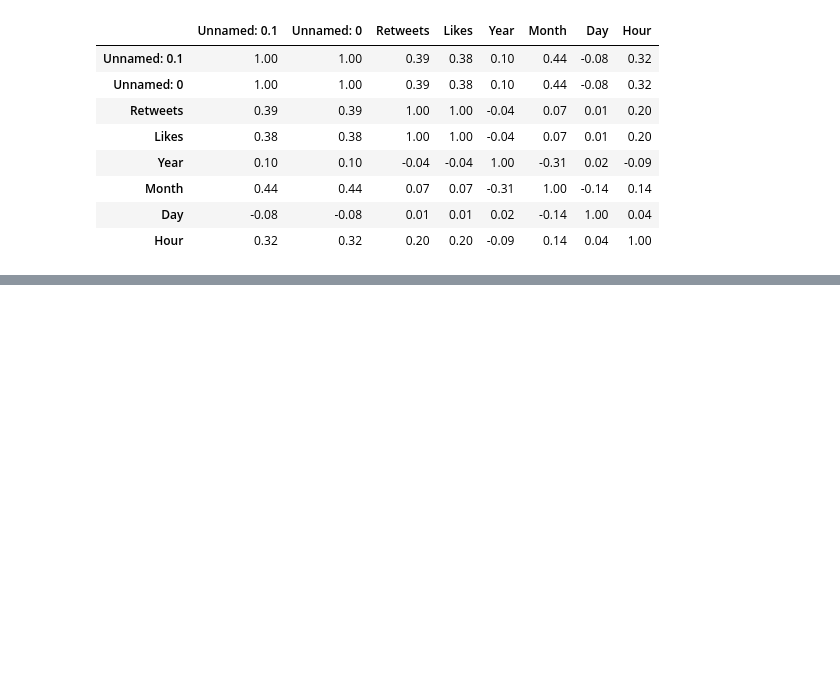
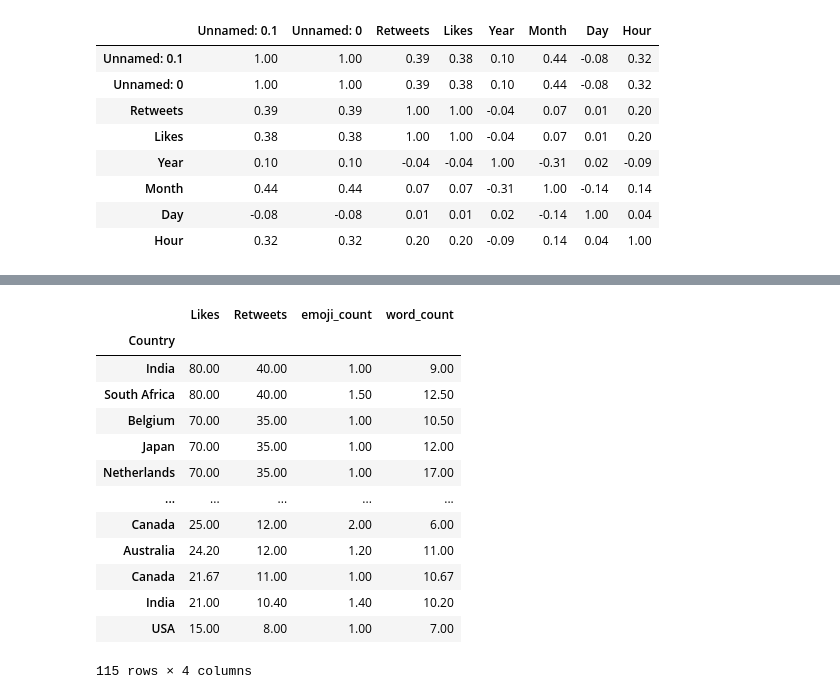
Before and after one commit to Eros-Carrasco/social-media-sentiment-insights, a Jupyter notebook: notebooks/TestEDA_Eros.ipynb, the cells around one changed output, grey strips where cells are left out. Drawn from its saved outputs; the diff is of its cells as text; code cells hidden in the pictures; blank space fills up the shorter version.

```diff
--- a/notebooks/TestEDA_Eros.ipynb
+++ b/notebooks/TestEDA_Eros.ipynb
@@ -180,0 +264,17 @@ df_corr.style.format("{:.2f}").background_gradient(cmap="magma")
+# %%
+df.groupby('Country')[['Likes', 'Retweets', 'emoji_count', 'word_count']].mean().sort_values(by='Likes', ascending=False)
+# %% [output]
+|  | Likes | Retweets | emoji_count | word_count |
+| Country |  |  |  |  |
+| India | 80.00 | 40.00 | 1.00 | 9.00 |
+| South Africa | 80.00 | 40.00 | 1.50 | 12.50 |
+| Belgium | 70.00 | 35.00 | 1.00 | 10.50 |
+| Japan | 70.00 | 35.00 | 1.00 | 12.00 |
+| Netherlands | 70.00 | 35.00 | 1.00 | 17.00 |
+| ... | ... | ... | ... | ... |
+| Canada | 25.00 | 12.00 | 2.00 | 6.00 |
+| Australia | 24.20 | 12.00 | 1.20 | 11.00 |
+| Canada | 21.67 | 11.00 | 1.00 | 10.67 |
+| India | 21.00 | 10.40 | 1.40 | 10.20 |
+| USA | 15.00 | 8.00 | 1.00 | 7.00 |
+115 rows × 4 columns
```
Also changed, not shown: parts of 8 cells of this notebook.
